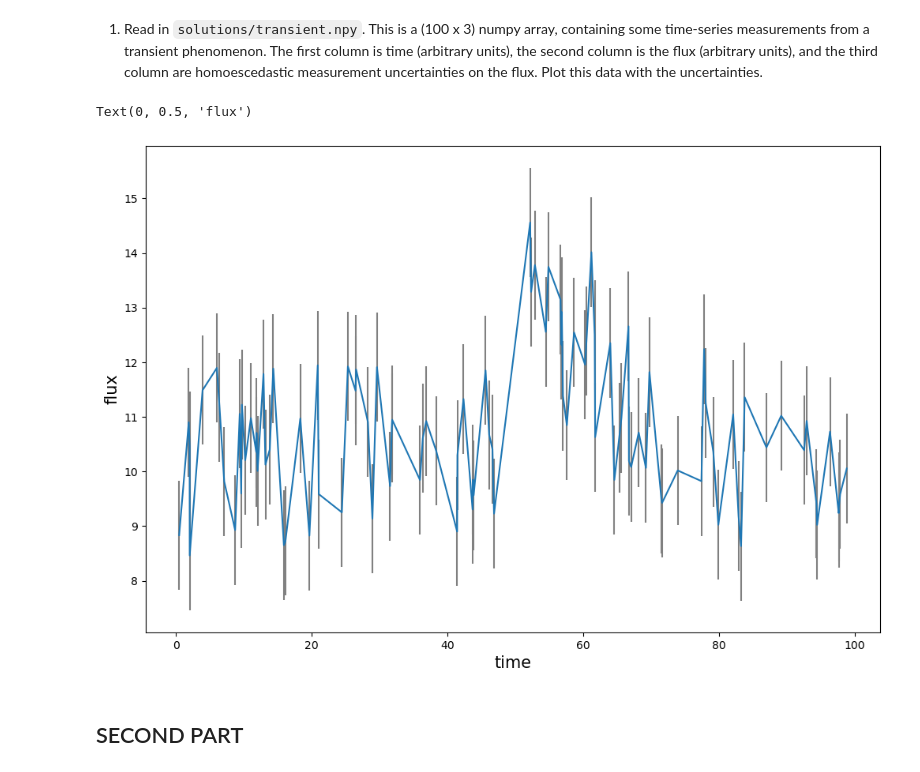
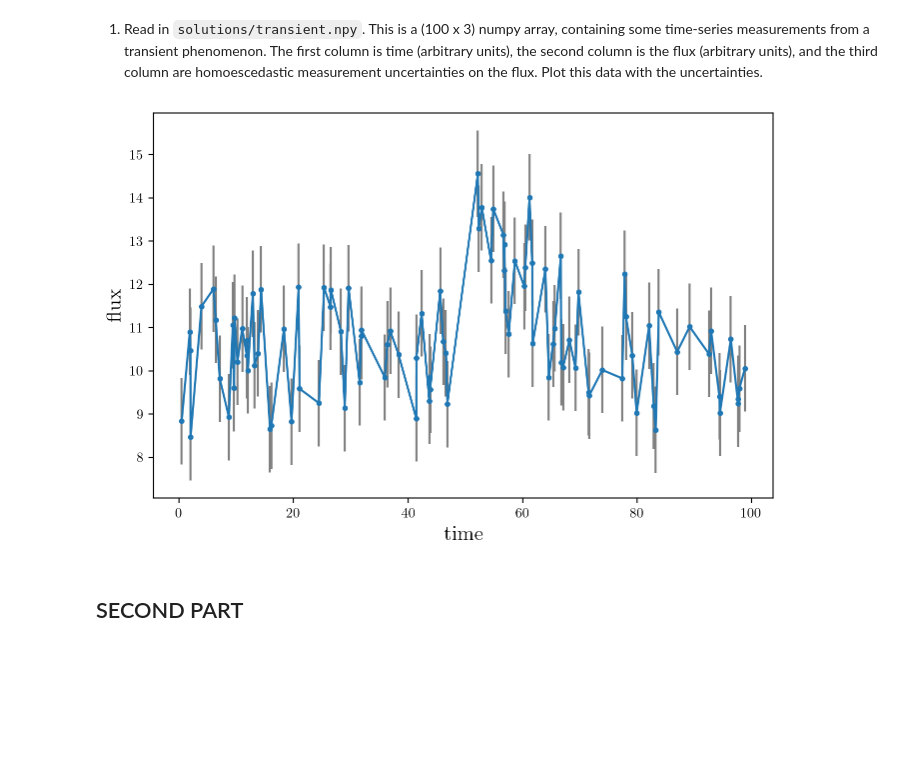
Before and after one commit to ludovicarbone/astrostatistics_bicocca_2024, a Jupyter notebook: working/L11_es.ipynb, the cells around one changed output. Cells and saved outputs as stored; diff of their text form; code cells hidden in the pictures; blank space fills up the shorter version.

```diff
--- a/working/L11_es.ipynb
+++ b/working/L11_es.ipynb
@@ -6,3 +8,14 @@
 import numpy as np
 from scipy import stats
 from matplotlib import pyplot as plt
+from scipy.optimize import minimize
+from IPython.display import display, Math
+import emcee
+import corner
+import random
+
+plt.rc('text', usetex=True)  # Abilita l'uso di LaTeX in tutte le stringhe di testo
+plt.rc('font', family='serif')
+
+%matplotlib inline
+%config InlineBackend.figure_format='retina'
@@ -18,13 +33,13 @@ for i in range(len(file)):
    flux[i] = file[i][1]
    err_flux[i] = file[i][2]
 # %%
-fig = plt.figure(figsize=(12, 8))
-plt.errorbar(time, flux, yerr=err_flux, ecolor='grey')
+fig = plt.figure(figsize=(8, 5))
+plt.errorbar(time, flux, yerr=err_flux, ecolor='grey', marker='.')
 plt.xlabel('time',fontsize=15)
 plt.ylabel('flux',fontsize=15)
+plt.show()
 # %% [output]
-Text(0, 0.5, 'flux')
-[figure, old version]
+[figure, new version]
 # %% [markdown]
 ## SECOND PART
 # %% [markdown]
```
Also changed, not shown: parts of 25 cells of this notebook.
